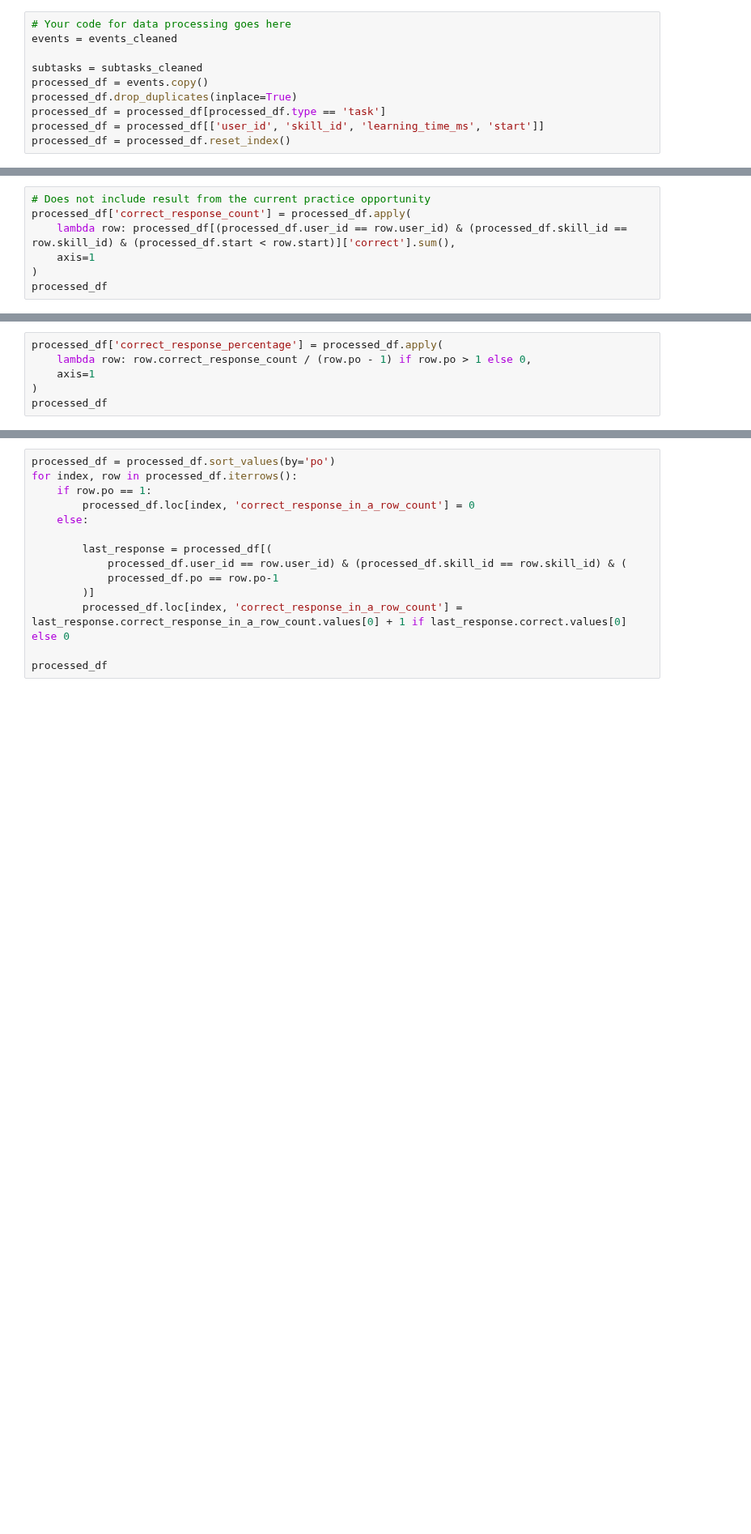
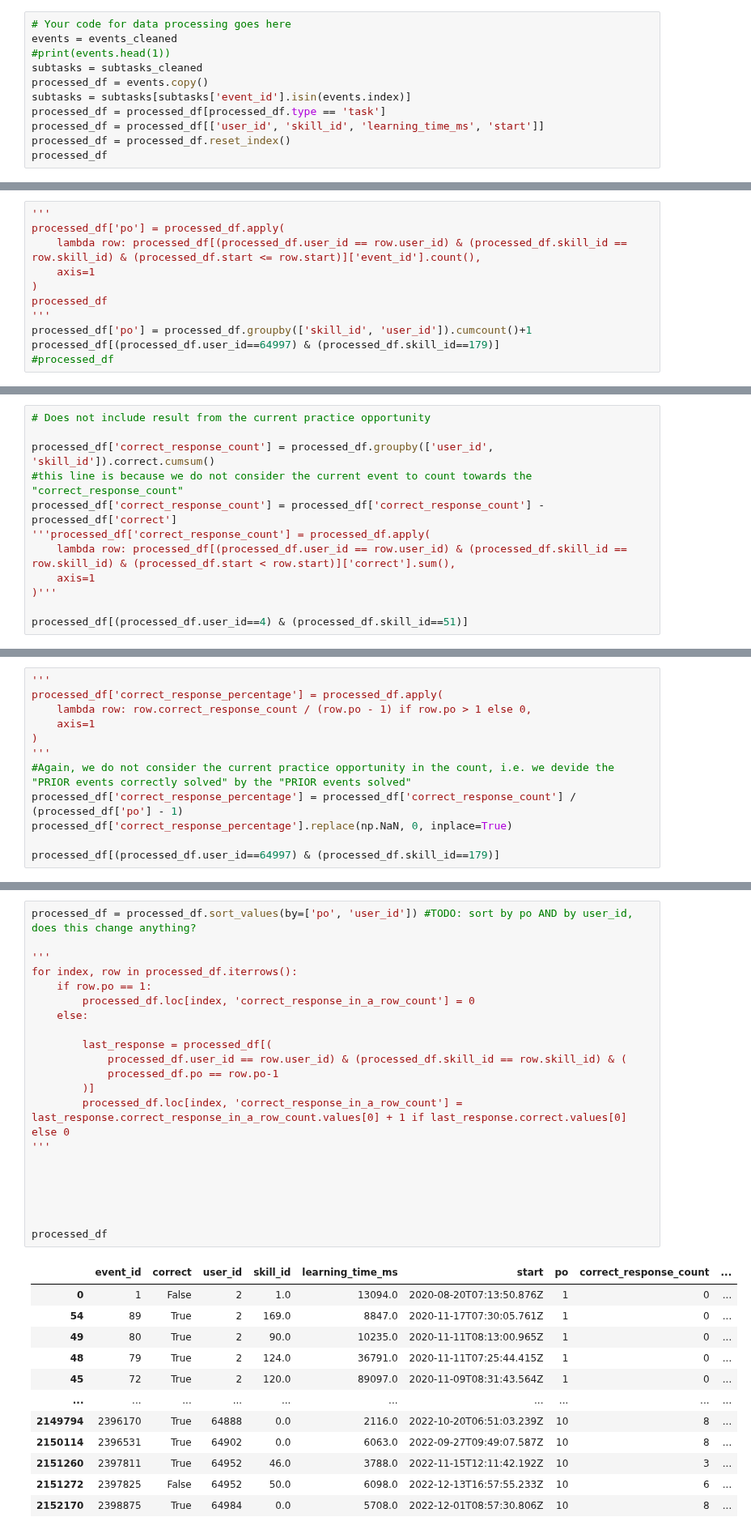
Before and after one commit to odudler/mlbd2023, a Jupyter notebook: m4_calcularis_report.ipynb, the cells around one changed output, grey strips where cells are left out. Shown at 81% size. Drawn from its saved outputs; the diff is of its cells as text; blank space fills up the shorter version.

```diff
--- a/m4_calcularis_report.ipynb
+++ b/m4_calcularis_report.ipynb
@@ -63,10 +74,11 @@ print(f"Full:: Users: {len(users_full)}, Events: {len(events_full)}, Subtasks: {
 # %%
 # Your code for data processing goes here
 events = events_cleaned
-
+#print(events.head(1))
 subtasks = subtasks_cleaned
 processed_df = events.copy()
-processed_df.drop_duplicates(inplace=True)
+subtasks = subtasks[subtasks['event_id'].isin(events.index)]
 processed_df = processed_df[processed_df.type == 'task']
 processed_df = processed_df[['user_id', 'skill_id', 'learning_time_ms', 'start']]
 processed_df = processed_df.reset_index()
+processed_df
@@ -82,0 +124,11 @@ processed_df
+# %%
+'''
+processed_df['po'] = processed_df.apply(
+    lambda row: processed_df[(processed_df.user_id == row.user_id) & (processed_df.skill_id == row.skill_id) & (processed_df.start <= row.start)]['event_id'].count(),
+    axis=1
+)
+processed_df
+'''
+processed_df['po'] = processed_df.groupby(['skill_id', 'user_id']).cumcount()+1
+processed_df[(processed_df.user_id==64997) & (processed_df.skill_id==179)]
+#processed_df
@@ -83,7 +145,12 @@ processed_df
 # %%
 # Does not include result from the current practice opportunity
-processed_df['correct_response_count'] = processed_df.apply(
+
+processed_df['correct_response_count'] = processed_df.groupby(['user_id', 'skill_id']).correct.cumsum()
+#this line is because we do not consider the current event to count towards the "correct_response_count"
+processed_df['correct_response_count'] = processed_df['correct_response_count'] - processed_df['correct']
+'''processed_df['correct_response_count'] = processed_df.apply(
     lambda row: processed_df[(processed_df.user_id == row.user_id) & (processed_df.skill_id == row.skill_id) & (processed_df.start < row.start)]['correct'].sum(),
     axis=1
-)
-processed_df
+)'''
+
+processed_df[(processed_df.user_id==4) & (processed_df.skill_id==51)]
@@ -90,6 +166,12 @@ processed_df
 # %%
+'''
 processed_df['correct_response_percentage'] = processed_df.apply(
     lambda row: row.correct_response_count / (row.po - 1) if row.po > 1 else 0,
     axis=1
 )
-processed_df
+'''
+#Again, we do not consider the current practice opportunity in the count, i.e. we devide the "PRIOR events correctly solved" by the "PRIOR events solved"
+processed_df['correct_response_percentage'] = processed_df['correct_response_count'] / (processed_df['po'] - 1)
+processed_df['correct_response_percentage'].replace(np.NaN, 0, inplace=True)
+
+processed_df[(processed_df.user_id==64997) & (processed_df.skill_id==179)]
@@ -98,14 +196,34 @@ processed_df[(processed_df.user_id == 41) & (processed_df.skill_id == 95)]
 # %%
-processed_df = processed_df.sort_values(by='po')
+processed_df = processed_df.sort_values(by=['po', 'user_id']) #TODO: sort by po AND by user_id, does this change anything?
+
+'''
 for index, row in processed_df.iterrows():
     if row.po == 1:
         processed_df.loc[index, 'correct_response_in_a_row_count'] = 0
     else:
 
         last_response = processed_df[(
             processed_df.user_id == row.user_id) & (processed_df.skill_id == row.skill_id) & (
             processed_df.po == row.po-1
         )]
         processed_df.loc[index, 'correct_response_in_a_row_count'] = last_response.correct_response_in_a_row_count.values[0] + 1 if last_response.correct.values[0] else 0
+'''
+
+
+
+
 
 processed_df
+# %% [output]
+|  | event_id | correct | user_id | skill_id | learning_time_ms | start | po | correct_response_count | ... |
+| 0 | 1 | False | 2 | 1.0 | 13094.0 | 2020-08-20T07:13:50.876Z | 1 | 0 | ... |
+| 54 | 89 | True | 2 | 169.0 | 8847.0 | 2020-11-17T07:30:05.761Z | 1 | 0 | ... |
+| 49 | 80 | True | 2 | 90.0 | 10235.0 | 2020-11-11T08:13:00.965Z | 1 | 0 | ... |
+| 48 | 79 | True | 2 | 124.0 | 36791.0 | 2020-11-11T07:25:44.415Z | 1 | 0 | ... |
+| 45 | 72 | True | 2 | 120.0 | 89097.0 | 2020-11-09T08:31:43.564Z | 1 | 0 | ... |
+| ... | ... | ... | ... | ... | ... | ... | ... | ... | ... |
+| 2149794 | 2396170 | True | 64888 | 0.0 | 2116.0 | 2022-10-20T06:51:03.239Z | 10 | 8 | ... |
+| 2150114 | 2396531 | True | 64902 | 0.0 | 6063.0 | 2022-09-27T09:49:07.587Z | 10 | 8 | ... |
+| 2151260 | 2397811 | True | 64952 | 46.0 | 3788.0 | 2022-11-15T12:11:42.192Z | 10 | 3 | ... |
+| 2151272 | 2397825 | False | 64952 | 50.0 | 6098.0 | 2022-12-13T16:57:55.233Z | 10 | 6 | ... |
+| 2152170 | 2398875 | True | 64984 | 0.0 | 5708.0 | 2022-12-01T08:57:30.806Z | 10 | 8 | ... |
```
Also changed, not shown: parts of 18 cells of this notebook.
